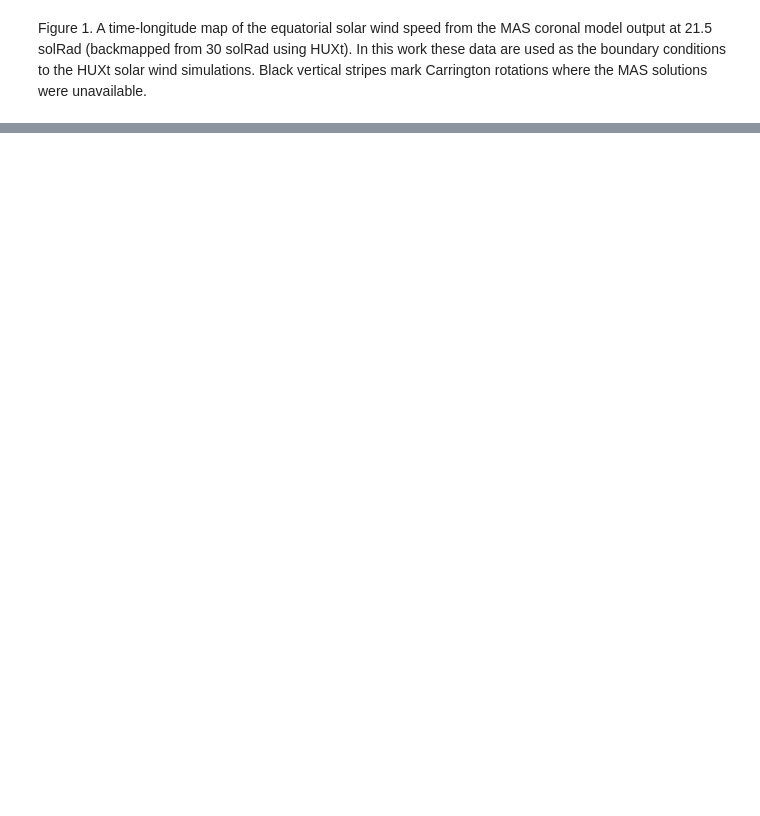
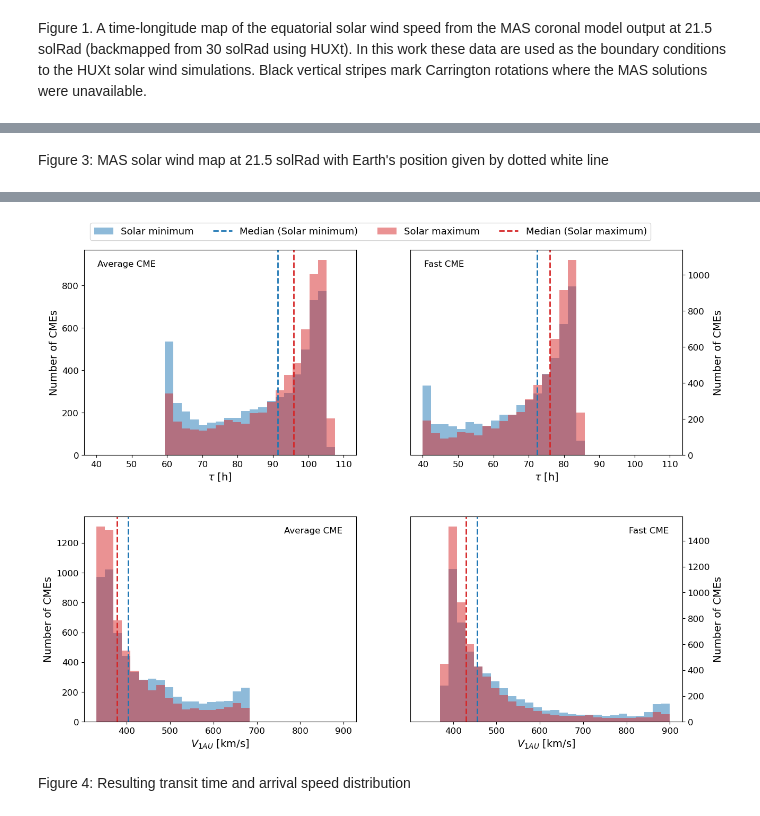
Before and after one commit to dechenlhamogyeltshen/CME_transit_variability, a Jupyter notebook: code/analysis.ipynb, the cells around one changed output, grey strips where cells are left out. Cells and saved outputs as stored; diff of their text form; code cells hidden in the pictures; blank space fills up the shorter version.

```diff
--- a/code/analysis.ipynb
+++ b/code/analysis.ipynb
@@ -372,0 +771,76 @@ def load_reduced_transit_data():
+# %% [markdown]
+Figure 3: MAS solar wind map at 21.5 solRad with Earth's position given by dotted white line
+# %%
+def histogram_transit_vcme_sai():
+    """
+    Produce histograms of 'transits' and 'v' variables for the lower and upper terciles of the SAI distribution
+    for both Average CME and Fast CME scenarios. Uses 50 bins for all histograms.
+    """
+    cme_avg, cme_fst = load_transit_data()
+
+    datasets = [(cme_avg, 'Average CME'), (cme_fst, 'Fast CME')]
+    colors = {'lower': 'tab:blue', 'upper': 'tab:red'}
+    labels = {'lower': 'Solar minimum', 'upper': 'Solar maximum'}
+
+    fig, ax = plt.subplots(2, 2, figsize=(12, 10), facecolor='white')
+    handles, labels_legend = [], []
+
+    for i, (cme, cme_label) in enumerate(datasets):
+        terciles = cme['sai'].quantile([0.333, 0.666]).values
+        id_low = cme['sai'] <= terciles[0]
+        id_high = cme['sai'] > terciles[1]
+
+        data_dict = {
+            'lower': {'transits': cme.loc[id_low, 'transits'], 'v': cme.loc[id_low, 'v']},
+            'upper': {'transits': cme.loc[id_high, 'transits'], 'v': cme.loc[id_high, 'v']}
+        }
+
+        for j, (var, title) in enumerate(zip(['transits', 'v'], [r'$\tau$', r'$V_{1AU}$'])):
+
+            bins = np.linspace(40 if var == 'transits' else 330, 110 if var == 'transits' else 900, 30)
+
+            for key in ['lower', 'upper']:
+                data = data_dict[key][var]
+                hist = ax[j, i].hist(data, bins=bins, density=False, alpha=0.5, color=colors[key])
+                median_val = np.median(data)
+                ax[j, i].axvline(median_val, color=colors[key], linestyle='dashed', linewidth=2)
+
+                print(f"{cme_label} {title} - {labels[key]} Median: {median_val:.2f}")
+
+                if i == 0 and j == 0:  # Collect legend handles once
+                    handles.append(hist[2][0])
+                    labels_legend.append(f'{labels[key]}')
+                    handles.append(plt.Line2D([0], [0], color=colors[key], linestyle='dashed', linewidth=2))
+                    labels_legend.append(f'Median ({labels[key]})')
+
+            ax[j, i].set_xlabel(f'{title} [{"h" if var == "transits" else "km/s"}]',fontsize=14)
+            ax[j, i].set_ylabel('Number of CMEs',fontsize=14)
+            ax[j, i].tick_params(axis='y', labelsize=12)
+            ax[j, i].tick_params(axis='x', labelsize=12)
+
+            ax[j, i].text(
+                0.05 if j == 0 else 0.95,  # left-aligned for first row, right-aligned for second
+                0.95,
+                f'{cme_label}',
+                transform=ax[j, i].transAxes,
+                fontsize=12,
+                ha='left' if j == 0 else 'right',
+                va='top'
+            )
+
+    # Move y-axis of second column to the right
+    ax[0, 1].yaxis.tick_right()
+    ax[0, 1].yaxis.set_label_position('right')
+    ax[1, 1].yaxis.tick_right()
+    ax[1, 1].yaxis.set_label_position('right')
+
+    fig.legend(handles, labels_legend, loc='upper center', ncol=4, bbox_to_anchor=(0.5, 1.05), fontsize=13)
+    fig.subplots_adjust(left=0.05, bottom=0.1, right=0.99, top=0.99, wspace=0.2, hspace=0.3)
+
+    fig_name = "/Users/dven/repos/CME_transit_climatology_new/figures/histogram_both.pdf"
+    fig.savefig(fig_name, dpi=300, bbox_inches='tight')
+
+    return
+
+histogram_transit_vcme_sai()
+# %% [output]
@@ -373 +855,4 @@ def load_reduced_transit_data():
+[figure, added]
+# %% [markdown]
+Figure 4: Resulting transit time and arrival speed distribution
 # %%
```
Also changed, not shown: parts of 28 cells of this notebook, 6 other files.
